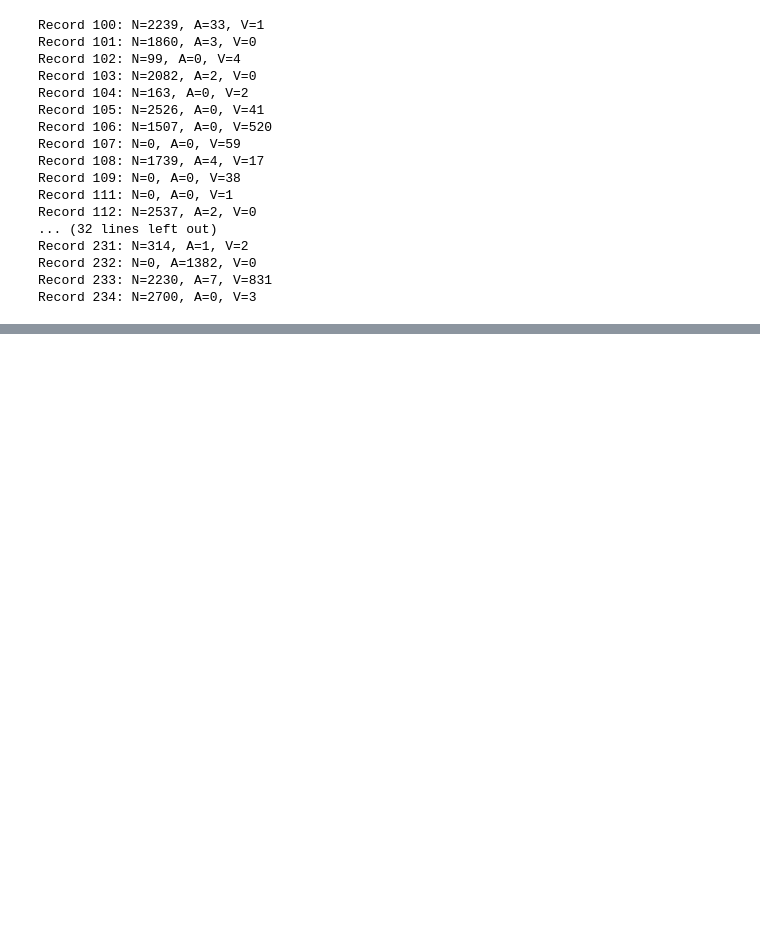
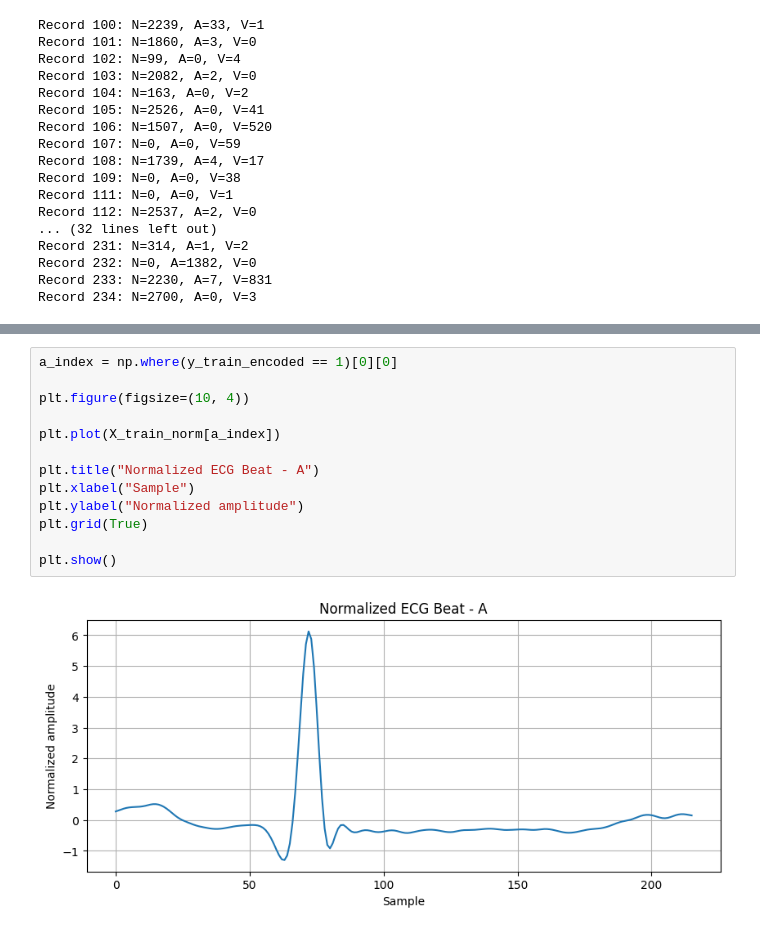
Before and after one commit to Chandana-dharshanam/ecg-detection, a Jupyter notebook: ecg-detection.ipynb, the cells around one changed output, grey strips where cells are left out. Saved outputs shown, nothing was run; the diff lists cells and outputs as text; blank space fills up the shorter version.

```diff
--- a/ecg-detection.ipynb
+++ b/ecg-detection.ipynb
@@ -992,0 +1327,15 @@ Record 234: N=2700, A=0, V=3
+# %%
+a_index = np.where(y_train_encoded == 1)[0][0]
+
+plt.figure(figsize=(10, 4))
+
+plt.plot(X_train_norm[a_index])
+
+plt.title("Normalized ECG Beat - A")
+plt.xlabel("Sample")
+plt.ylabel("Normalized amplitude")
+plt.grid(True)
+
+plt.show()
+# %% [output]
+[figure, added]
```
Also changed, not shown: parts of 34 cells of this notebook.
